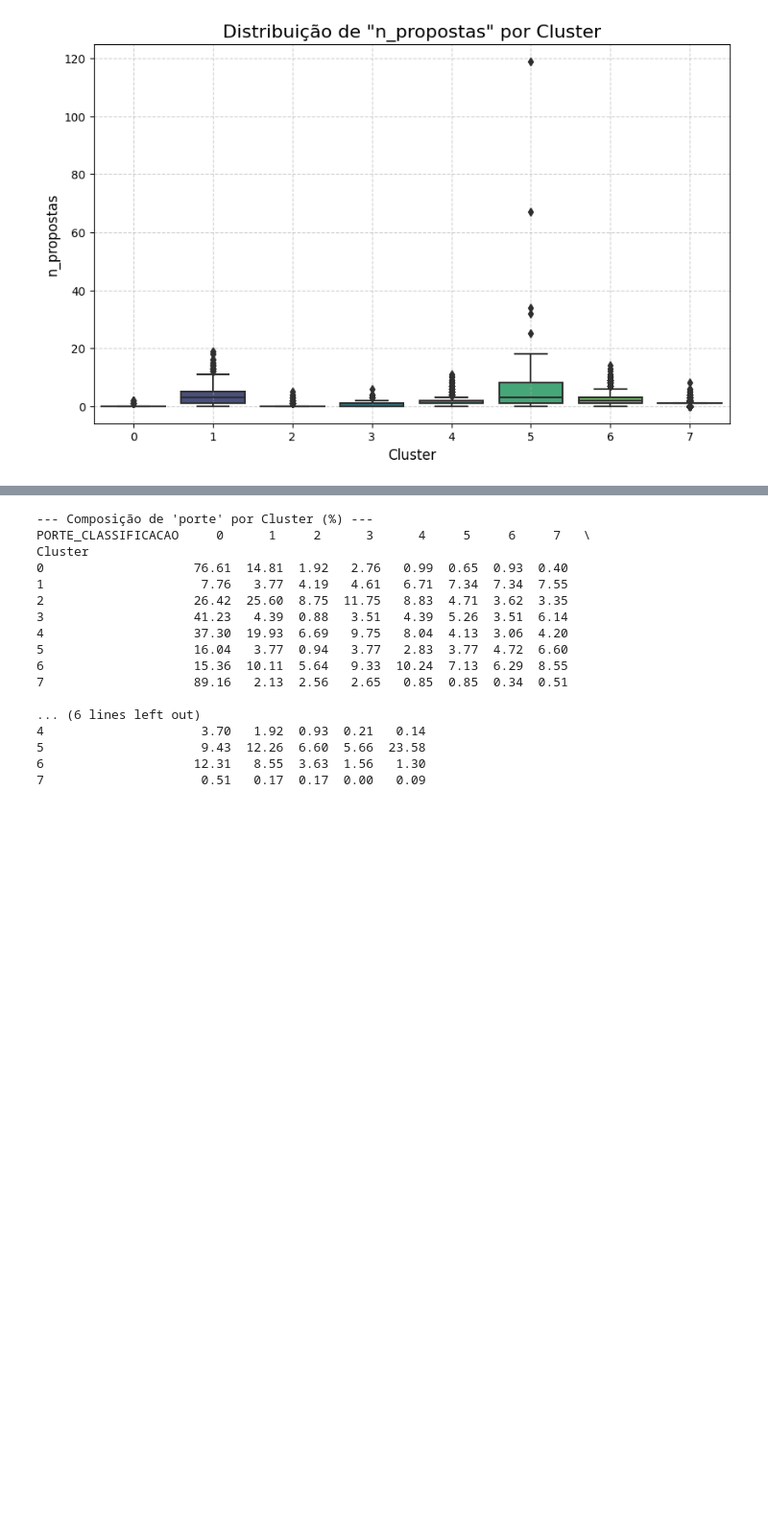
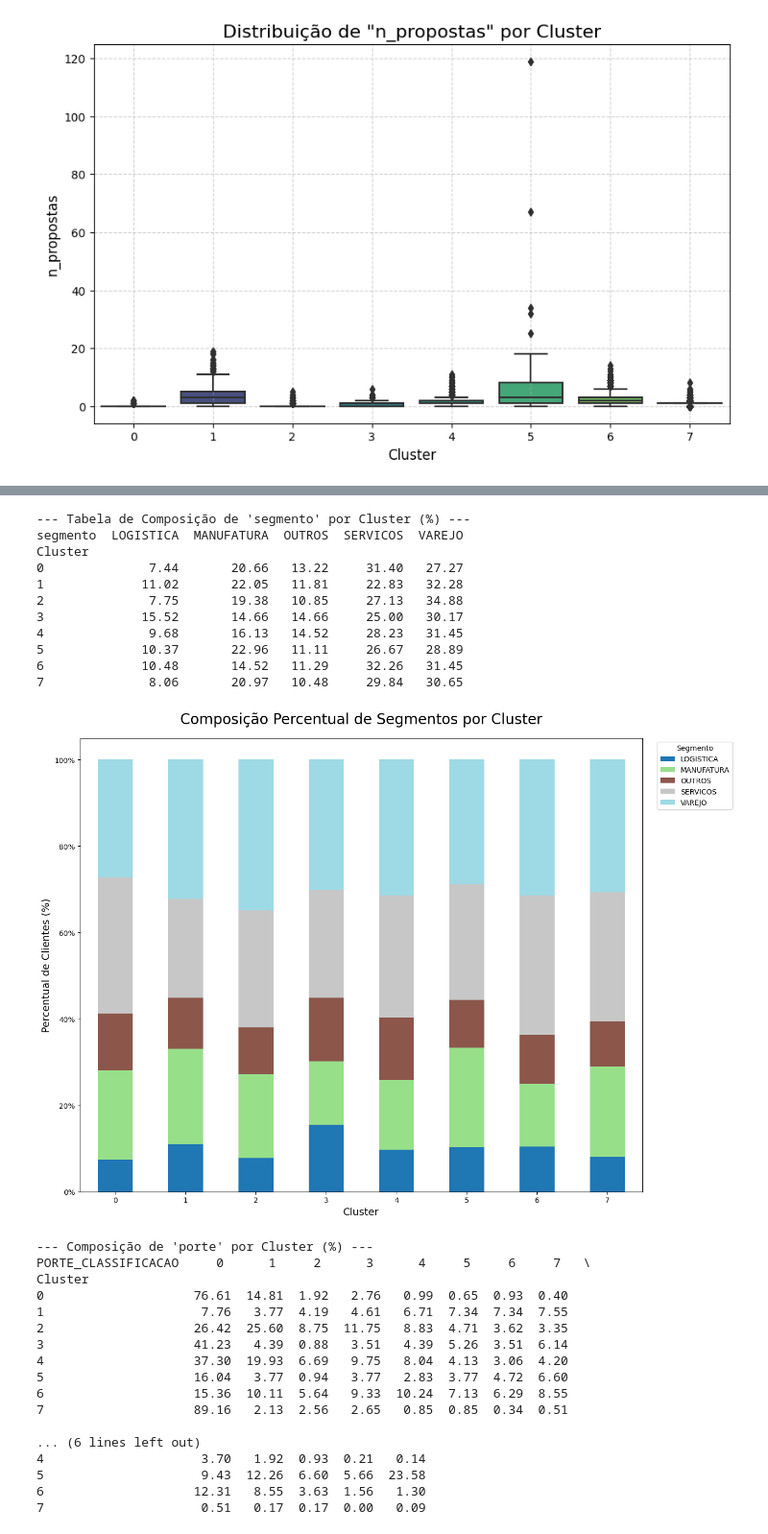
Before and after one commit to fiap-datascience/arcana, a Jupyter notebook: notebooks/clusterizacao_GMM.ipynb, the cells around one changed output, grey strips where cells are left out. Shown: that part at 96% size. Cells and saved outputs as stored; diff of their text form; code cells hidden in the pictures; blank space fills up the shorter version.

```diff
--- a/notebooks/clusterizacao_GMM.ipynb
+++ b/notebooks/clusterizacao_GMM.ipynb
@@ -861,3 +853,78 @@ Cluster
+# %%
+import pandas as pd
+import numpy as np
+import matplotlib.pyplot as plt
+from matplotlib.ticker import FuncFormatter
+
+# --- Bloco de Simulação (apenas para o código rodar de forma independente) ---
+# Em seu script, você já terá o df_clusterizado.
+# Este bloco cria um exemplo para demonstração.
+dados_exemplo = {
+    'Cluster': np.random.randint(0, 8, 1000),
+    'segmento': np.random.choice([
+        'VAREJO', 'SERVICOS', 'MANUFATURA', 'LOGISTICA', 'OUTROS'
+    ], p=[0.3, 0.3, 0.2, 0.1, 0.1], size=1000)
+}
+df_clusterizado = pd.DataFrame(dados_exemplo)
+# --- Fim do Bloco de Simulação ---
+
+
+# Sua linha de código original para criar a tabela de composição
+composicao_segmento = df_clusterizado.groupby('Cluster')['segmento'].value_counts(normalize=True).mul(100).unstack(fill_value=0)
+
+print("\n--- Tabela de Composição de 'segmento' por Cluster (%) ---")
+print(composicao_segmento.round(2))
+
+
+# ==============================================================================
+# GERAÇÃO DO GRÁFICO DE BARRAS 100% EMPILHADAS
+# ==============================================================================
+
+# 1. O COMANDO ESSENCIAL PARA PLOTAR
+# O próprio DataFrame do pandas tem um método .plot() muito poderoso.
+ax = composicao_segmento.plot(
+    kind='bar',         # Tipo de gráfico: barras
+    stacked=True,       # A MÁGICA ACONTECE AQUI: empilha as barras
+    figsize=(16, 10),   # Tamanho da figura para melhor visualização
+    colormap='tab20'    # Uma paleta de cores boa para muitas categorias
+)
+
+# 2. MELHORANDO A ESTÉTICA E A LEGIBILIDADE
+# Títulos e legendas dos eixos
+plt.title('Composição Percentual de Segmentos por Cluster', fontsize=20, pad=20)
+plt.xlabel('Cluster', fontsize=14)
+plt.ylabel('Percentual de Clientes (%)', fontsize=14)
+plt.xticks(rotation=0) # Mantém os labels do eixo X na horizontal
+
+# 3. FORMATANDO O EIXO Y PARA MOSTRAR O SÍMBOLO DE PORCENTAGEM (%)
+# Isso deixa o gráfico muito mais profissional.
+ax.yaxis.set_major_formatter(FuncFormatter(lambda y, _: f'{y:.0f}%'))
+
+# 4. POSICIONANDO A LEGENDA DO LADO DE FORA DO GRÁFICO
+# Isso evita que a legenda cubra alguma parte das barras.
+plt.legend(
+    title='Segmento',
+    bbox_to_anchor=(1.02, 1), # Posição (x, y)
+    loc='upper left'          # Âncora da legenda
+)
+
+# 5. AJUSTANDO O LAYOUT E EXIBINDO O GRÁFICO
+# Garante que nada (como a legenda) seja cortado da imagem final.
+plt.tight_layout(rect=[0, 0, 0.85, 1]) # Ajusta o retângulo do plot para dar espaço à legenda
+plt.show()
+# %% [output]
+--- Tabela de Composição de 'segmento' por Cluster (%) ---
+segmento  LOGISTICA  MANUFATURA  OUTROS  SERVICOS  VAREJO
+Cluster
+0              7.44       20.66   13.22     31.40   27.27
+1             11.02       22.05   11.81     22.83   32.28
+2              7.75       19.38   10.85     27.13   34.88
+3             15.52       14.66   14.66     25.00   30.17
+4              9.68       16.13   14.52     28.23   31.45
+5             10.37       22.96   11.11     26.67   28.89
+6             10.48       14.52   11.29     32.26   31.45
+7              8.06       20.97   10.48     29.84   30.65
+[figure, added]
 # %%
 composicao_porte = df_clusterizado.groupby('Cluster')['PORTE_CLASSIFICACAO'].value_counts(normalize=True).mul(100).unstack(fill_value=0)
 print("\n--- Composição de 'porte' por Cluster (%) ---")
```
Also changed, not shown: parts of 4 cells of this notebook, 40 other files.
